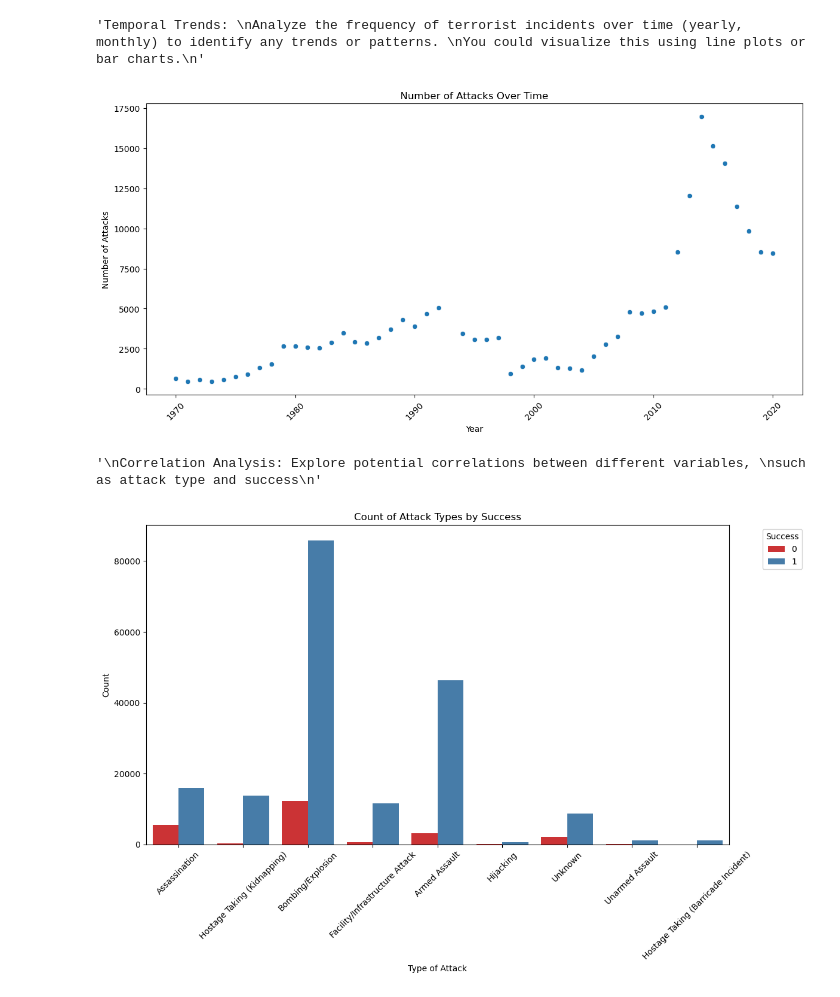
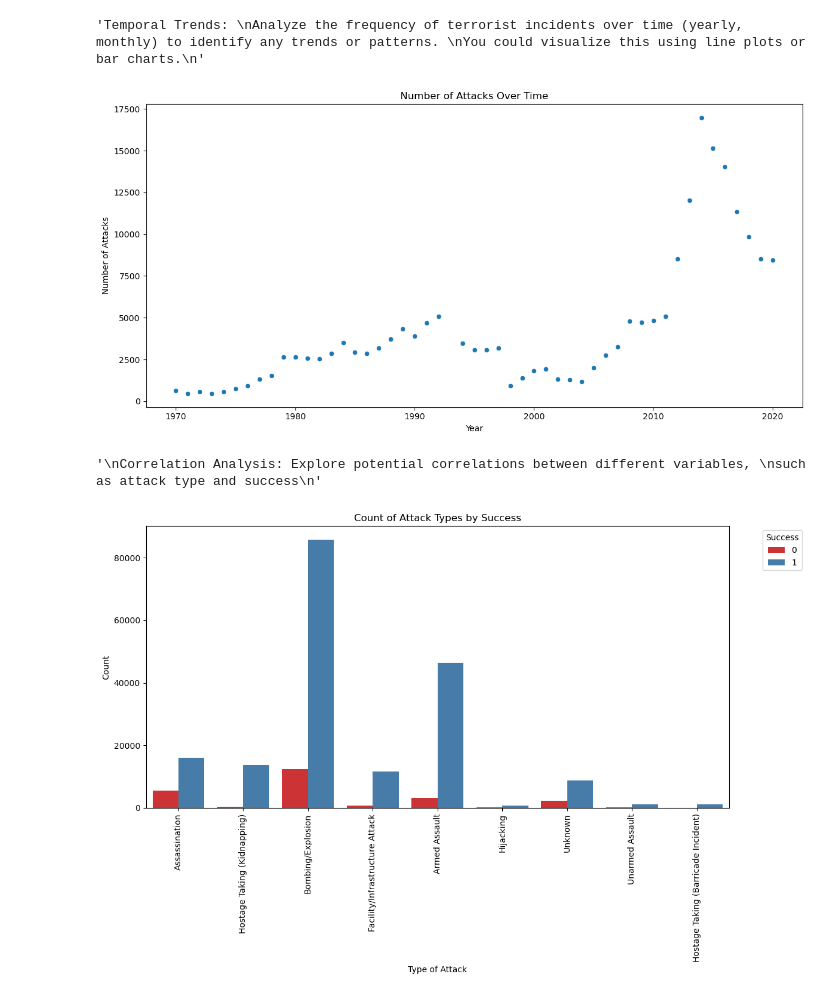
Before and after one commit to OKI300MER/effective_terrorism_exploration, a Jupyter notebook: effective_terrorisim_tactics.ipynb, the cells around one changed output. Drawn from its saved outputs; the diff is of its cells as text; code cells hidden in the pictures.

Commit message:
Fixed Graphs

```diff
--- a/effective_terrorisim_tactics.ipynb
+++ b/effective_terrorisim_tactics.ipynb
@@ -168,11 +168,10 @@ sns.scatterplot(x=attacks_over_time.index, y=attacks_over_time.values)
 plt.xlabel('Year')
 plt.ylabel('Number of Attacks')
 plt.title('Number of Attacks Over Time')
-plt.xticks(rotation=45)
 plt.tight_layout()
 plt.show()
 # %% [output]
-[figure, old version]
+[figure, new version]
 # %%
 """
 Correlation Analysis: Explore potential correlations between different variables,
@@ -183,17 +182,17 @@ such as attack type and success
 # %%
 # Number of Attacks by succsess
 
 plt.figure(figsize=(12, 8))
 sns.countplot(data=cleaned_terrorism_df, x='attacktype1_txt', hue='success', palette='Set1')
 plt.xlabel('Type of Attack')
 plt.ylabel('Count')
 plt.title('Count of Attack Types by Success')
 plt.legend(title='Success', bbox_to_anchor=(1.05, 1), loc='upper left')
-plt.xticks(rotation=45)
+plt.xticks(rotation=90)
 plt.tight_layout()
 plt.show()
 # %% [output]
-[figure, old version]
+[figure, new version]
 # %%
 # # Top 20 Countries Number of Attacks Over Time
 
```
Also changed, not shown: parts of 6 cells of this notebook, 1 other file.
